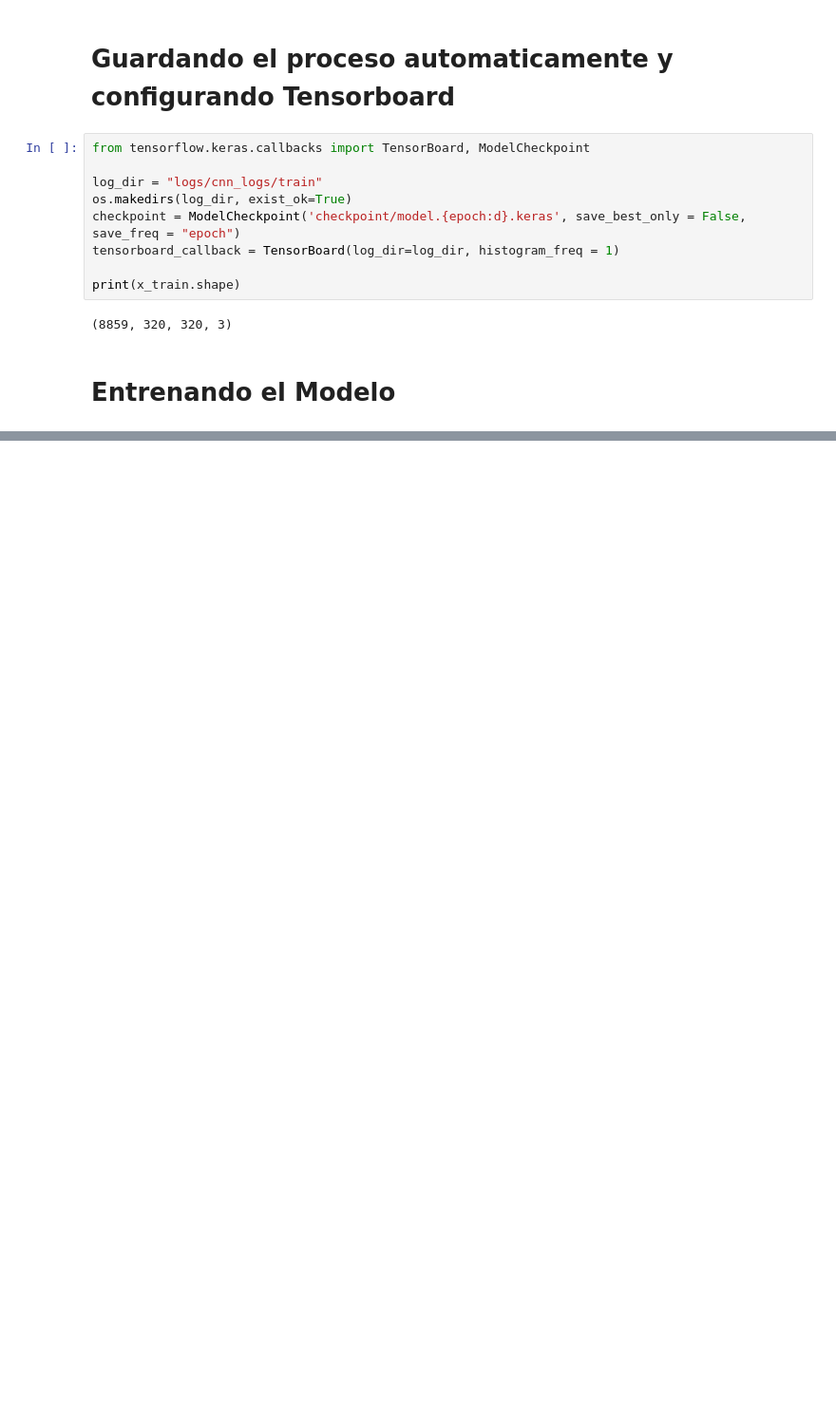
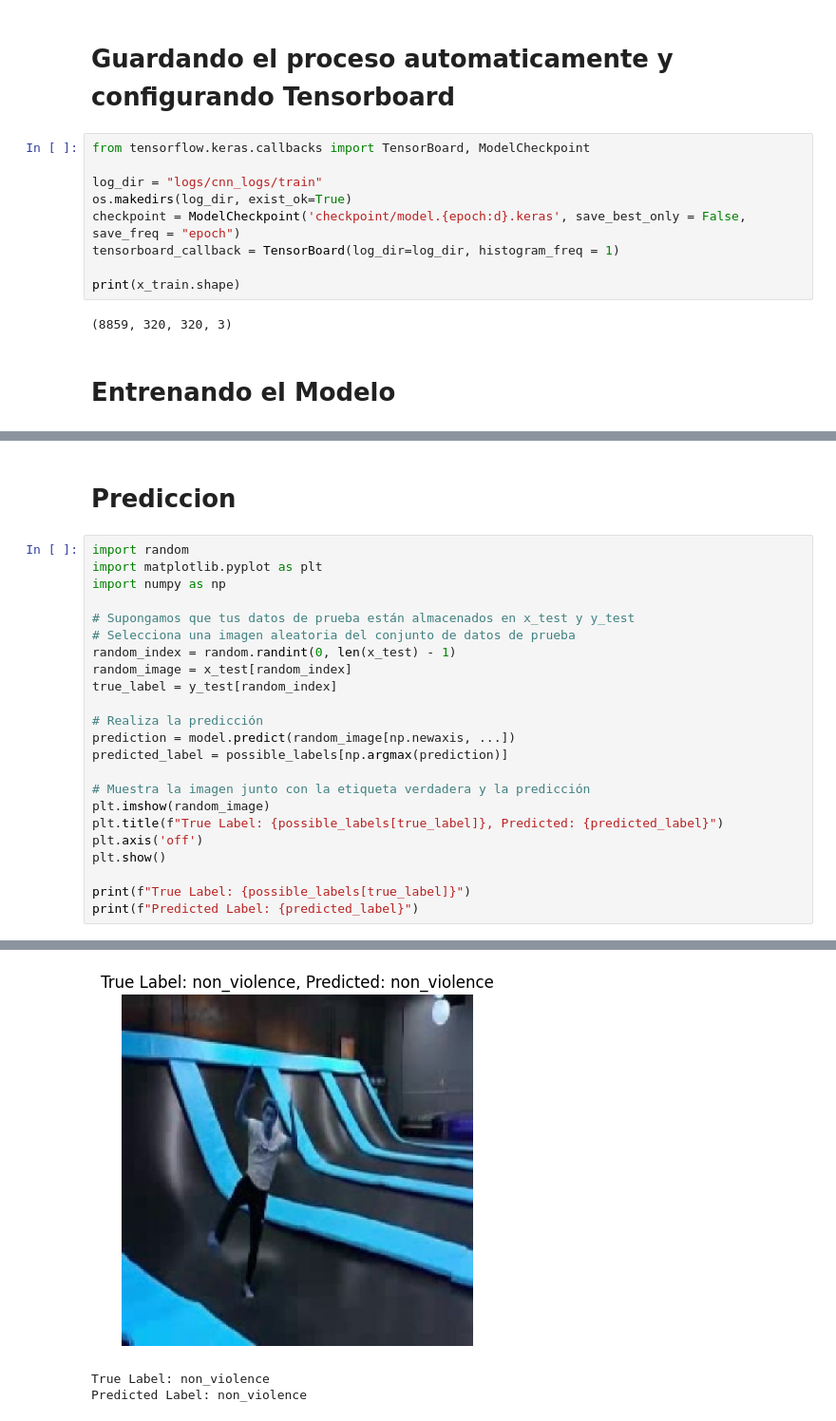
Before and after one commit to KevinPrietoBorges/Violence_deteccion, a Jupyter notebook: Violence_deteccion.ipynb, the cells around one changed output, grey strips where cells are left out. Shown at 95% size. Saved outputs shown, nothing was run; the diff lists cells and outputs as text; blank space fills up the shorter version.

Commit message:
Kaggle Notebook | Violence_deteccion | Version 5

```diff
--- a/Violence_deteccion.ipynb
+++ b/Violence_deteccion.ipynb
@@ -181,0 +262,26 @@ Epoch 1/20
+# %% [markdown]
+# Prediccion
+# %%
+import random
+import matplotlib.pyplot as plt
+import numpy as np
+
+# Supongamos que tus datos de prueba están almacenados en x_test y y_test
+# Selecciona una imagen aleatoria del conjunto de datos de prueba
+random_index = random.randint(0, len(x_test) - 1)
+random_image = x_test[random_index]
+true_label = y_test[random_index]
+
+# Realiza la predicción
+prediction = model.predict(random_image[np.newaxis, ...])
+predicted_label = possible_labels[np.argmax(prediction)]
+
+# Muestra la imagen junto con la etiqueta verdadera y la predicción
+plt.imshow(random_image)
+plt.title(f"True Label: {possible_labels[true_label]}, Predicted: {predicted_label}")
+plt.axis('off')
+plt.show()
+
+print(f"True Label: {possible_labels[true_label]}")
+print(f"Predicted Label: {predicted_label}")
+# %% [output]
@@ -181,0 +289,3 @@ Epoch 1/20
+[figure, added]
+True Label: non_violence
+Predicted Label: non_violence
```
Also changed, not shown: parts of 5 cells of this notebook.
